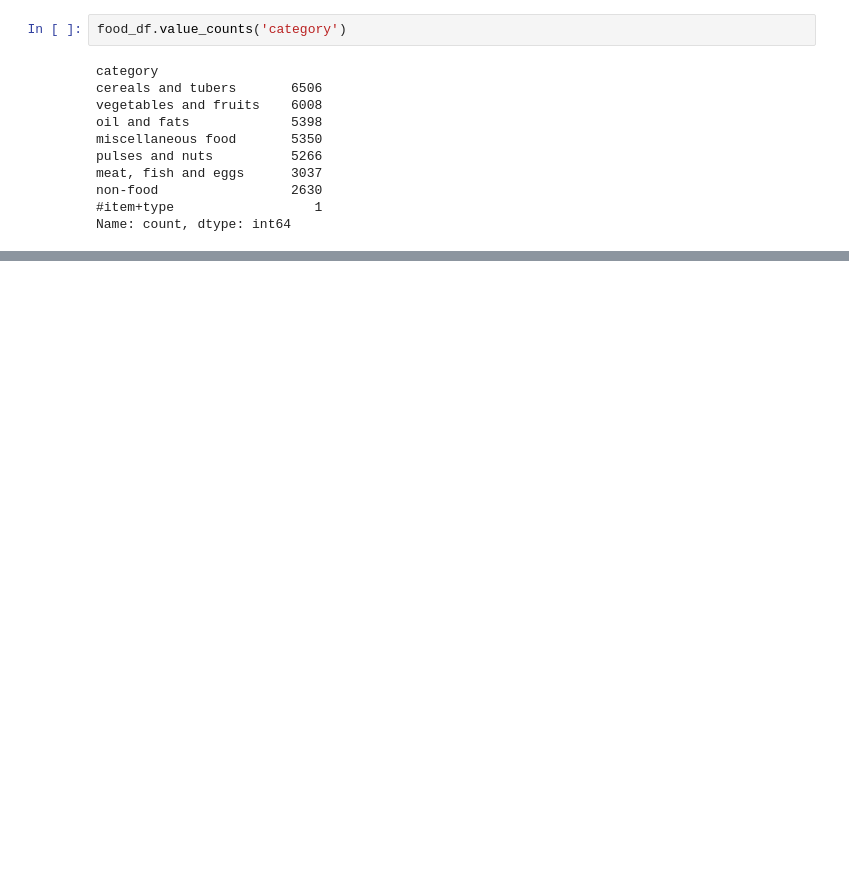
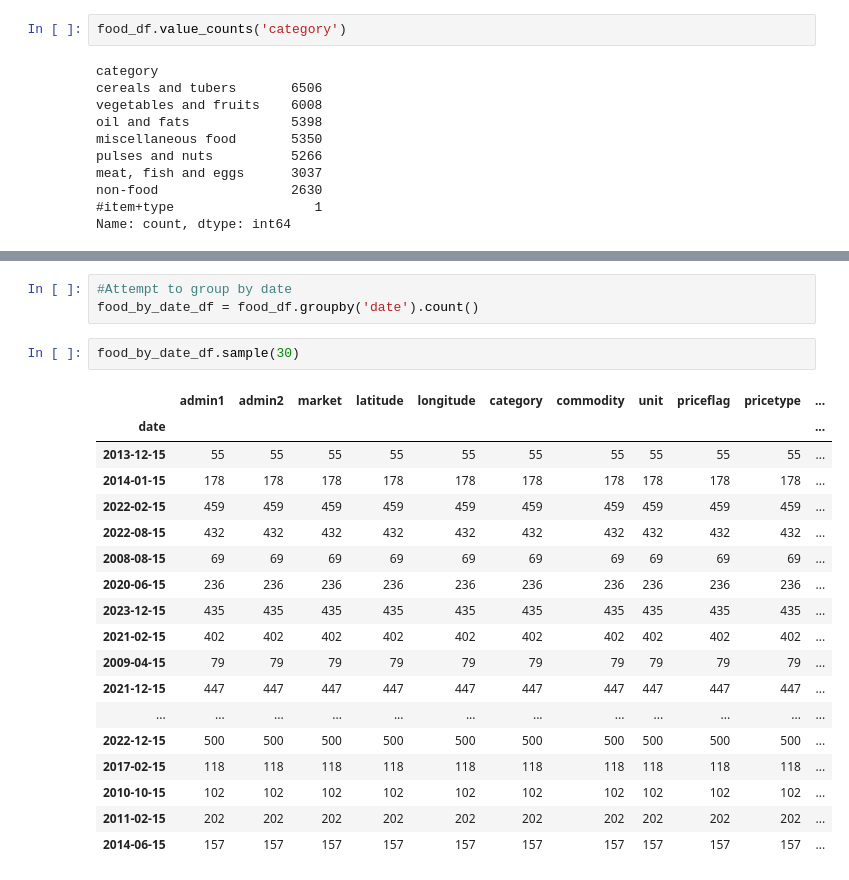
Before and after one commit to cat-mang/Myanmar_Food, a Jupyter notebook: notebooks/eda.ipynb, the cells around one changed output, grey strips where cells are left out. Saved outputs shown, nothing was run; the diff lists cells and outputs as text; blank space fills up the shorter version.

```diff
--- a/notebooks/eda.ipynb
+++ b/notebooks/eda.ipynb
@@ -101,0 +200,24 @@ Name: count, dtype: int64
+# %%
+#Attempt to group by date
+food_by_date_df = food_df.groupby('date').count()
+# %%
+food_by_date_df.sample(30)
+# %% [output]
+|  | admin1 | admin2 | market | latitude | longitude | category | commodity | unit | priceflag | pricetype | ... |
+| date |  |  |  |  |  |  |  |  |  |  | ... |
+| 2013-12-15 | 55 | 55 | 55 | 55 | 55 | 55 | 55 | 55 | 55 | 55 | ... |
+| 2014-01-15 | 178 | 178 | 178 | 178 | 178 | 178 | 178 | 178 | 178 | 178 | ... |
+| 2022-02-15 | 459 | 459 | 459 | 459 | 459 | 459 | 459 | 459 | 459 | 459 | ... |
+| 2022-08-15 | 432 | 432 | 432 | 432 | 432 | 432 | 432 | 432 | 432 | 432 | ... |
+| 2008-08-15 | 69 | 69 | 69 | 69 | 69 | 69 | 69 | 69 | 69 | 69 | ... |
+| 2020-06-15 | 236 | 236 | 236 | 236 | 236 | 236 | 236 | 236 | 236 | 236 | ... |
+| 2023-12-15 | 435 | 435 | 435 | 435 | 435 | 435 | 435 | 435 | 435 | 435 | ... |
+| 2021-02-15 | 402 | 402 | 402 | 402 | 402 | 402 | 402 | 402 | 402 | 402 | ... |
+| 2009-04-15 | 79 | 79 | 79 | 79 | 79 | 79 | 79 | 79 | 79 | 79 | ... |
+| 2021-12-15 | 447 | 447 | 447 | 447 | 447 | 447 | 447 | 447 | 447 | 447 | ... |
+| ... | ... | ... | ... | ... | ... | ... | ... | ... | ... | ... | ... |
+| 2022-12-15 | 500 | 500 | 500 | 500 | 500 | 500 | 500 | 500 | 500 | 500 | ... |
+| 2017-02-15 | 118 | 118 | 118 | 118 | 118 | 118 | 118 | 118 | 118 | 118 | ... |
+| 2010-10-15 | 102 | 102 | 102 | 102 | 102 | 102 | 102 | 102 | 102 | 102 | ... |
+| 2011-02-15 | 202 | 202 | 202 | 202 | 202 | 202 | 202 | 202 | 202 | 202 | ... |
+| 2014-06-15 | 157 | 157 | 157 | 157 | 157 | 157 | 157 | 157 | 157 | 157 | ... |
```
Also changed, not shown: parts of 24 cells of this notebook, 1 other file.
